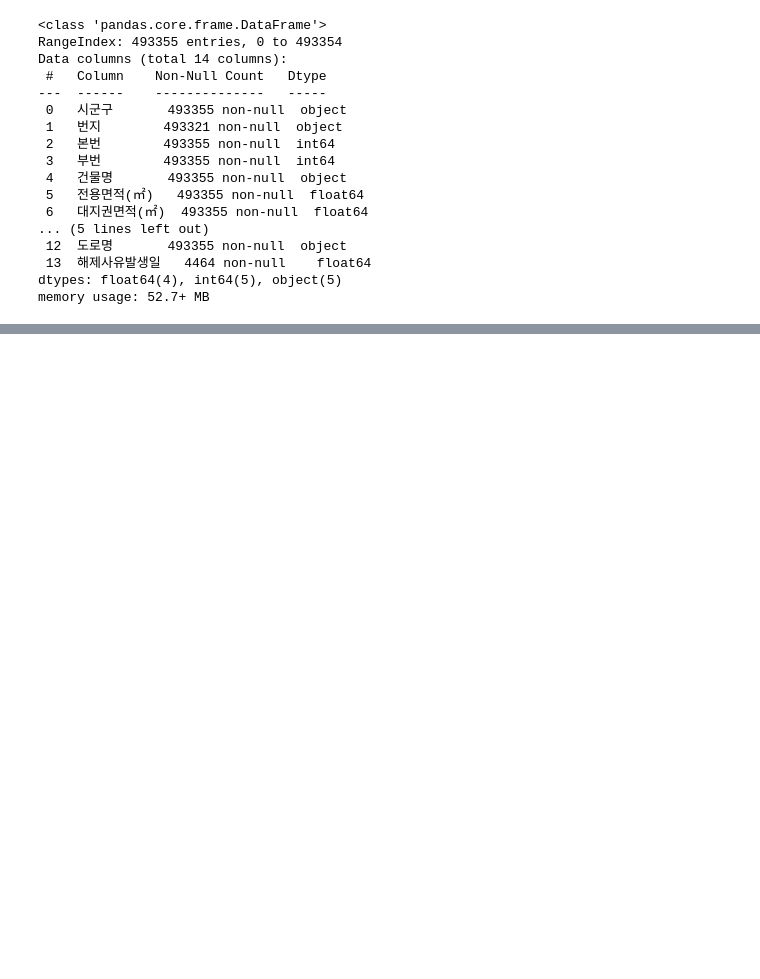
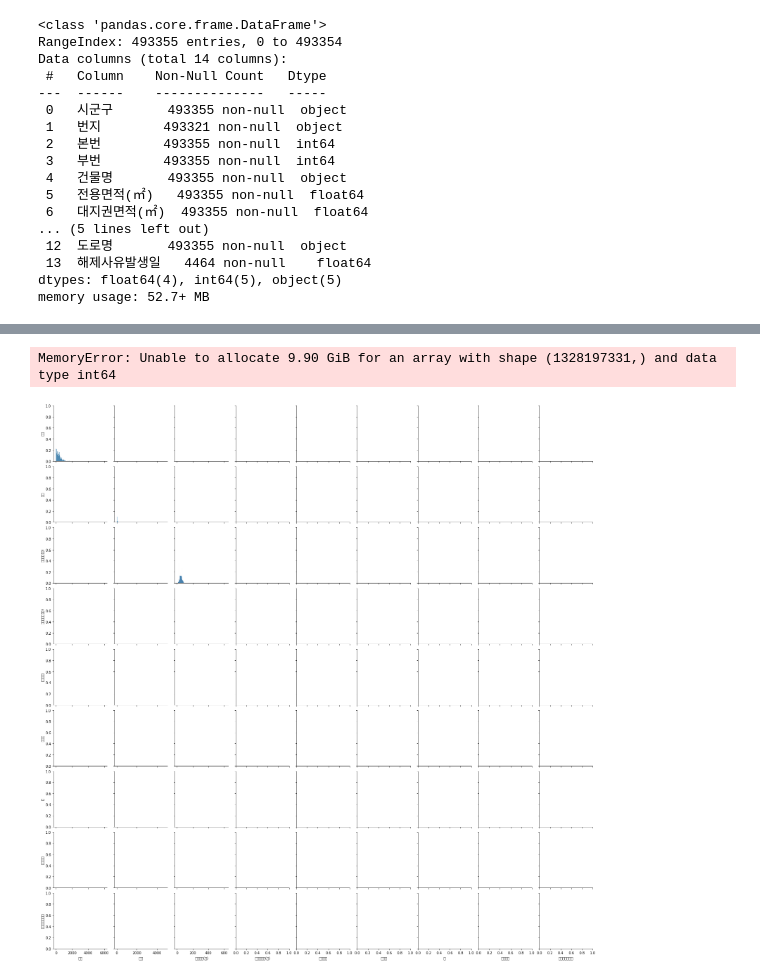
Before and after one commit to Jihun0224/Python-study, a Jupyter notebook: 0715/서울_연립다세대_매매.ipynb, the cells around one changed output, grey strips where cells are left out. Saved outputs shown, nothing was run; the diff lists cells and outputs as text; code cells hidden in the pictures; blank space fills up the shorter version.

```diff
--- a/0715/서울_연립다세대_매매.ipynb
+++ b/0715/서울_연립다세대_매매.ipynb
@@ -2,10 +2,10 @@
 import pandas as pd
 import numpy as np
 import os
-forders = os.listdir('data/서울_연립다세대_매매')
+forders = os.listdir('../data/서울_연립다세대_매매')
 df_all_years = pd.DataFrame()
 for i in range(1,len(forders)):
-    path = 'data\\서울_연립다세대_매매\\'+forders[i]
+    path = '../data\\서울_연립다세대_매매\\'+forders[i]
     df= pd.read_csv(path, header=15,encoding='cp949')
     df_all_years = pd.concat([df_all_years, df])
 df_all_years = df_all_years.reset_index()
@@ -70,3 +70,12 @@ df.describe()
 | 50% | 296.000000 | 18.000000 | 48.200000 | 2.796000e+01 | 201610.000000 | 16.000000 | 3.000000 | 2002.000000 | 2.020102e+07 |
 | 75% | 523.000000 | 49.000000 | 59.850000 | 3.484000e+01 | 201905.000000 | 23.000000 | 4.000000 | 2012.000000 | 2.021030e+07 |
 | max | 6053.000000 | 4813.000000 | 624.040000 | 4.481289e+08 | 202106.000000 | 31.000000 | 20.000000 | 2021.000000 | 2.021070e+07 |
+# %%
+import matplotlib.pyplot as plt
+import seaborn as sns
+%matplotlib inline
+sns.pairplot(df)
+sns.pairplot(df, x_vars=['시군구','전용면적(㎡)','층','건축년도'], y_vars='거래금액(만원)' , size=7, aspect=0.7, kind='scatter')
+# %% [output]
+MemoryError: Unable to allocate 9.90 GiB for an array with shape (1328197331,) and data type int64
+[figure, added]
```
Also changed, not shown: 1 other file.
